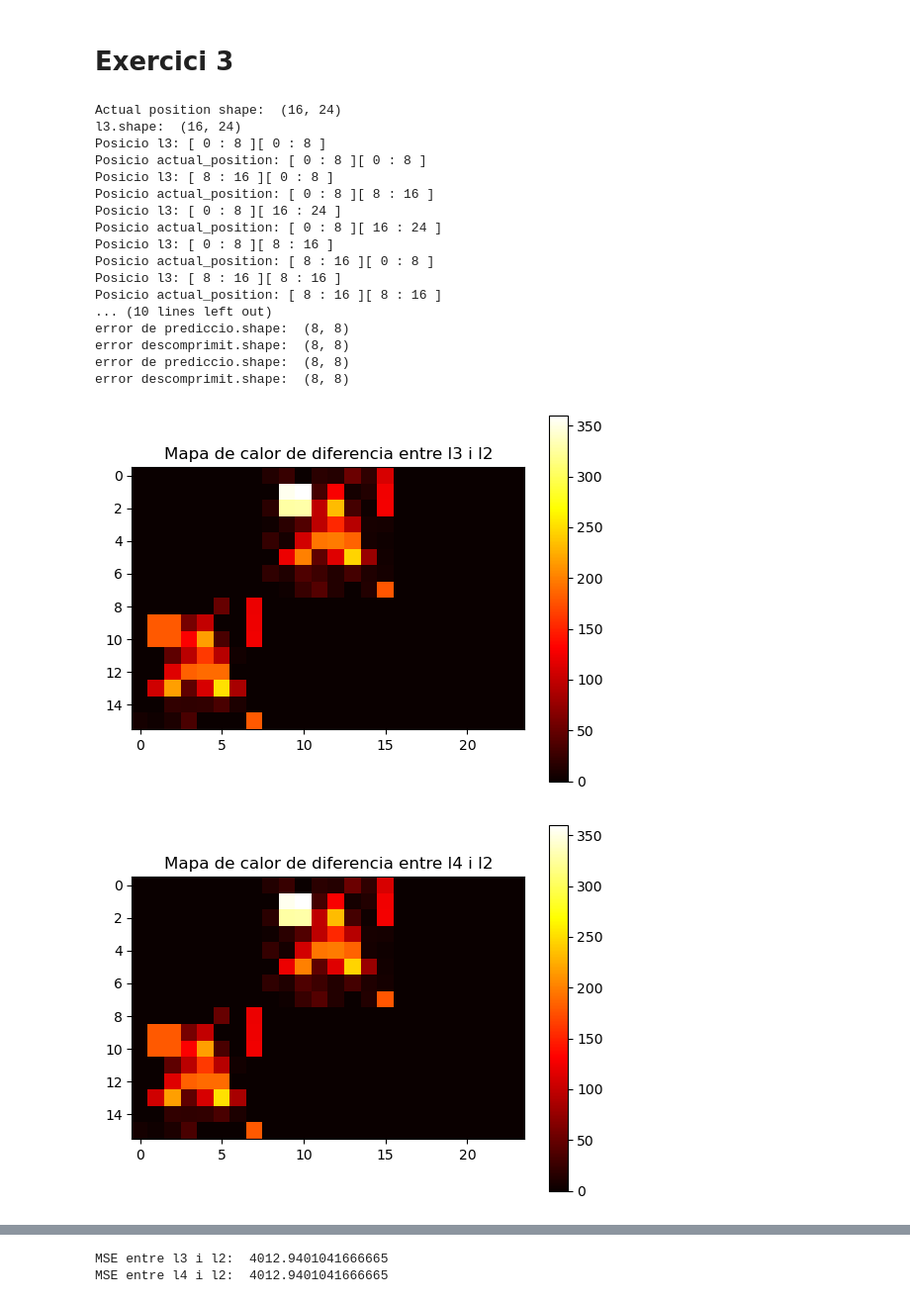
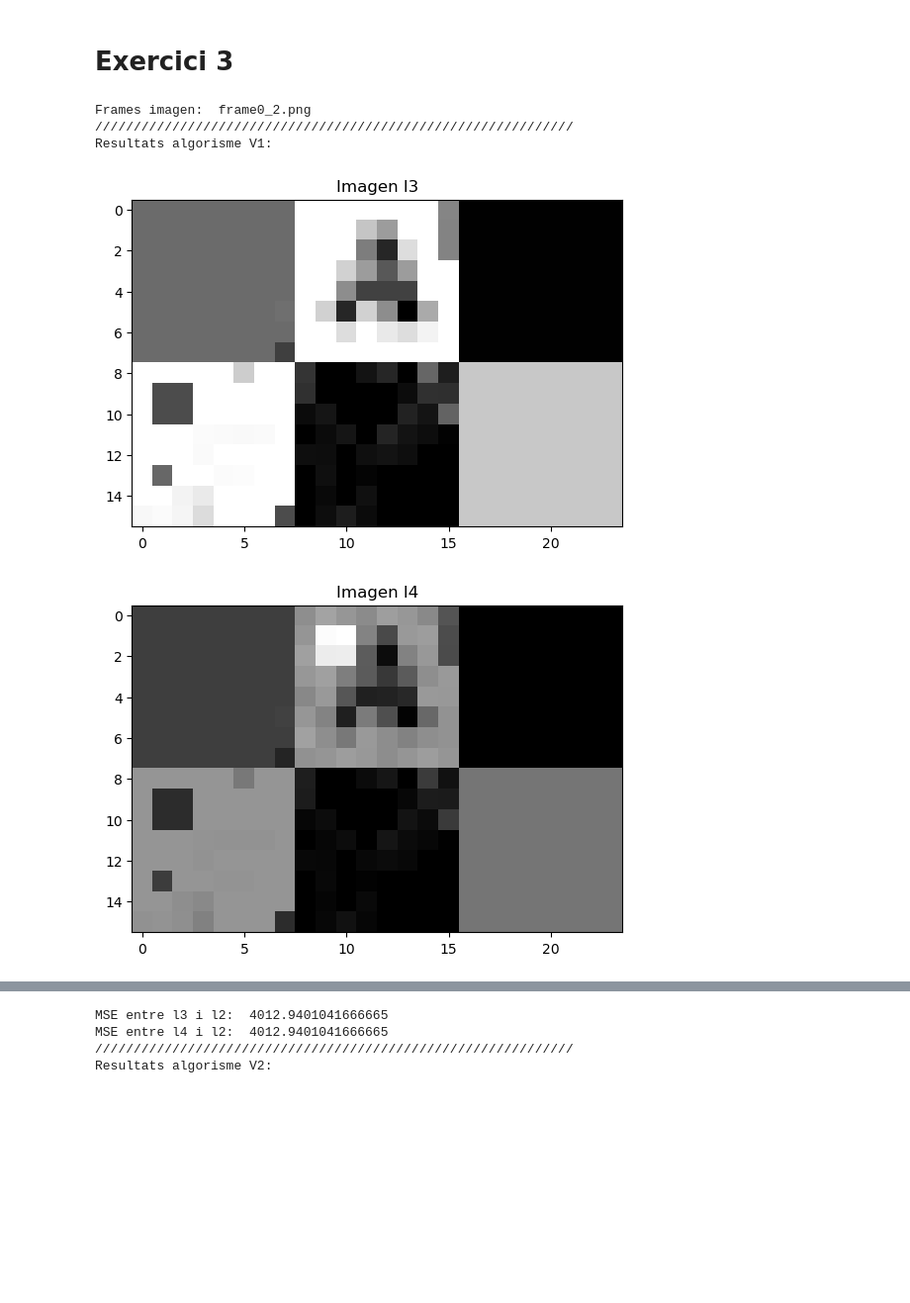
Before and after one commit to albertceballos0/UAB-SISTEMES-MULTIMEDIA, a Jupyter notebook: PRAC3/sessio3.ipynb, the cells around one changed output, grey strips where cells are left out. Shown at 99% size. Saved outputs shown, nothing was run; the diff lists cells and outputs as text; code cells hidden in the pictures; blank space fills up the shorter version.

```diff
--- a/PRAC3/sessio3.ipynb
+++ b/PRAC3/sessio3.ipynb
@@ -127,0 +128,3 @@ mseA
+# %%
+for bloc in mseA:
+    print(bloc[0:3])
@@ -161,0 +174,3 @@ mseB
+# %%
+for bloc in mseB:
+    print(bloc[0:3])
@@ -199,9 +231,13 @@ KeyboardInterrupt:
 for i in dades:
     print(f"Frame {i[0]}")
     print(f"Temps A: {i[2]}")
-    print(f'mseA: {i[1][0]}')
+    print('mseA: ')
+    for bloc in i[1][0]:
+        print(bloc[:-1])
     print(f"Temps B: {i[3]}")
-    print(f'mseB:  {i[1][1]}')
+    print('mseB: ')
+    for bloc in i[1][1]:
+        print(bloc[:-1])
     print("------------------------------------------------------------------------------------------------------------")
 # %% [output]
 Frame 0
@@ -226,30 +261,31 @@ mseB:  [([0, 0], [0, 0], 4.90625), ([0, 8], [0, 8], 6.21875), ([0, 16], [0, 16],
 # Exercici 3
 # %%
 # Funció per crear l'algoritme de motion compensation. DECODIFICADOR
-def func_motion_compensation(actual_position, motion_vector):
+def func_motion_compensation(actual_position, motion_vector, archivo):
 
     ##
     ## Implementar motion compensation.
     ## Crear frame3 a partir de frame1 i MV
-    print("Actual position shape: ", actual_position.shape)
     l3 = np.zeros(actual_position.shape)
-    print("l3.shape: ", l3.shape)
     for bloc in motion_vector:
-        print("Posicio l3: [", bloc[1][0], ":", bloc[1][0]+8, "][", bloc[1][1], ":", bloc[1][1]+8, "]")
-        print("Posicio actual_position: [", bloc[0][0], ":", bloc[0][0]+8, "][", bloc[0][1], ":", bloc[0][1]+8, "]")
         l3[bloc[1][0]:(bloc[1][0]+8), bloc[1][1]:(bloc[1][1]+8)] = actual_position[bloc[0][0]:(bloc[0][0]+8), bloc[0][1]:(bloc[0][1]+8)]
-    img1.save('l3_frame0.png')
+
+    plt.imshow(l3, cmap='gray')
+    plt.title('Imagen l3')
+    plt.show()
     ## i despres crear frame4 i corregir amb errors de prediccio
     l4 = l3
     for bloc in motion_vector:
         error_prediccio = bloc[3]
-        print("error de prediccio.shape: ", error_prediccio.shape)
         error_descomprimit = func_inverse(error_prediccio)
-        print("error descomprimit.shape: ", error_descomprimit.shape)
         l4[bloc[1][0]:(bloc[1][0]+8), bloc[1][1]:(bloc[1][1]+8)] = l4[bloc[1][0]:(bloc[1][0]+8), bloc[1][1]:(bloc[1][1]+8)] + error_descomprimit
     ## tenint en compte que estan en el format adient de la matriu d'errors.
     ## (aplicar procés invers de la sessió 2 amb els errors de predicció.
     ##
+
+    plt.imshow(l4, cmap='gray')
+    plt.title('Imagen l4')
+    plt.show()
 
     diferencia1 = cv2.absdiff(l3.astype(int), actual_position.astype(int))
     diferencia2 = cv2.absdiff(l4.astype(int), actual_position.astype(int))
@@ -271,49 +307,34 @@ def func_motion_compensation(actual_position, motion_vector):
     print("MSE entre l3 i l2: ", mse1)
     print("MSE entre l4 i l2: ", mse2)
 # %%
-'''
+
 for i in range(0, int(cantidad_archivos) + 1):
     nombre_archivo = f"frame{i}_{1}.png"
     if os.path.isfile(os.path.join('./', nombre_archivo)):
-        print(f"Existe el archivo {nombre_archivo}")
         nombre_archivo = f"frame{i}_{2}.png"
-        if os.path.isfile(os.path.join('./', nombre_archivo)):
-            print(f"Existe el archivo {nombre_archivo}")
+        print("Frames imagen: ", nombre_archivo)
         frame1 = cv2.cvtColor(cv2.imread(f"frame{i}_{1}.png"), cv2.COLOR_BGR2GRAY)
         frame2 = cv2.cvtColor(cv2.imread(f"frame{i}_{2}.png"), cv2.COLOR_BGR2GRAY)
         mseA = calcular_mseA(frame1, frame2, dividir_blocs(frame1))
         mseB = calcular_mseB(frame1, frame2, dividir_blocs(frame1))
         print("//////////////////////////////////////////////////////////////")
         print("Resultats algorisme V1:")
-        func_motion_compensation(frame2, mseA)
+        func_motion_compensation(frame2, mseA, nombre_archivo)
         print("//////////////////////////////////////////////////////////////")
         print("Resultats algorisme V2:")
-        func_motion_compensation(frame2, mseB)
+        func_motion_compensation(frame2, mseB, nombre_archivo)
+
 '''
-
 frame1 = cv2.imread("frame1_gray.png")
 frame2 = cv2.imread("frame2_gray.png")
 frame1=frame1[:,:,0]
 frame2=frame2[:,:,0]
 mseA = calcular_mseA(frame1, frame2, dividir_blocs(frame1))
 func_motion_compensation(frame2, mseA)
+'''
 # %% [output]
-Actual position shape:  (16, 24)
-l3.shape:  (16, 24)
-Posicio l3: [ 0 : 8 ][ 0 : 8 ]
-Posicio actual_position: [ 0 : 8 ][ 0 : 8 ]
-Posicio l3: [ 8 : 16 ][ 0 : 8 ]
-Posicio actual_position: [ 0 : 8 ][ 8 : 16 ]
-Posicio l3: [ 0 : 8 ][ 16 : 24 ]
-Posicio actual_position: [ 0 : 8 ][ 16 : 24 ]
-Posicio l3: [ 0 : 8 ][ 8 : 16 ]
-Posicio actual_position: [ 8 : 16 ][ 0 : 8 ]
-Posicio l3: [ 8 : 16 ][ 8 : 16 ]
-Posicio actual_position: [ 8 : 16 ][ 8 : 16 ]
-... (10 lines left out)
-error de prediccio.shape:  (8, 8)
-error descomprimit.shape:  (8, 8)
-error de prediccio.shape:  (8, 8)
-error descomprimit.shape:  (8, 8)
+Frames imagen:  frame0_2.png
+//////////////////////////////////////////////////////////////
+Resultats algorisme V1:
-[figure, old version]
+[figure, new version]
-[figure, old version]
+[figure, new version]
@@ -320,2 +343,4 @@ error descomprimit.shape:  (8, 8)
 MSE entre l3 i l2:  4012.9401041666665
 MSE entre l4 i l2:  4012.9401041666665
+//////////////////////////////////////////////////////////////
+Resultats algorisme V2:
```
Also changed, not shown: parts of 8 cells of this notebook.
